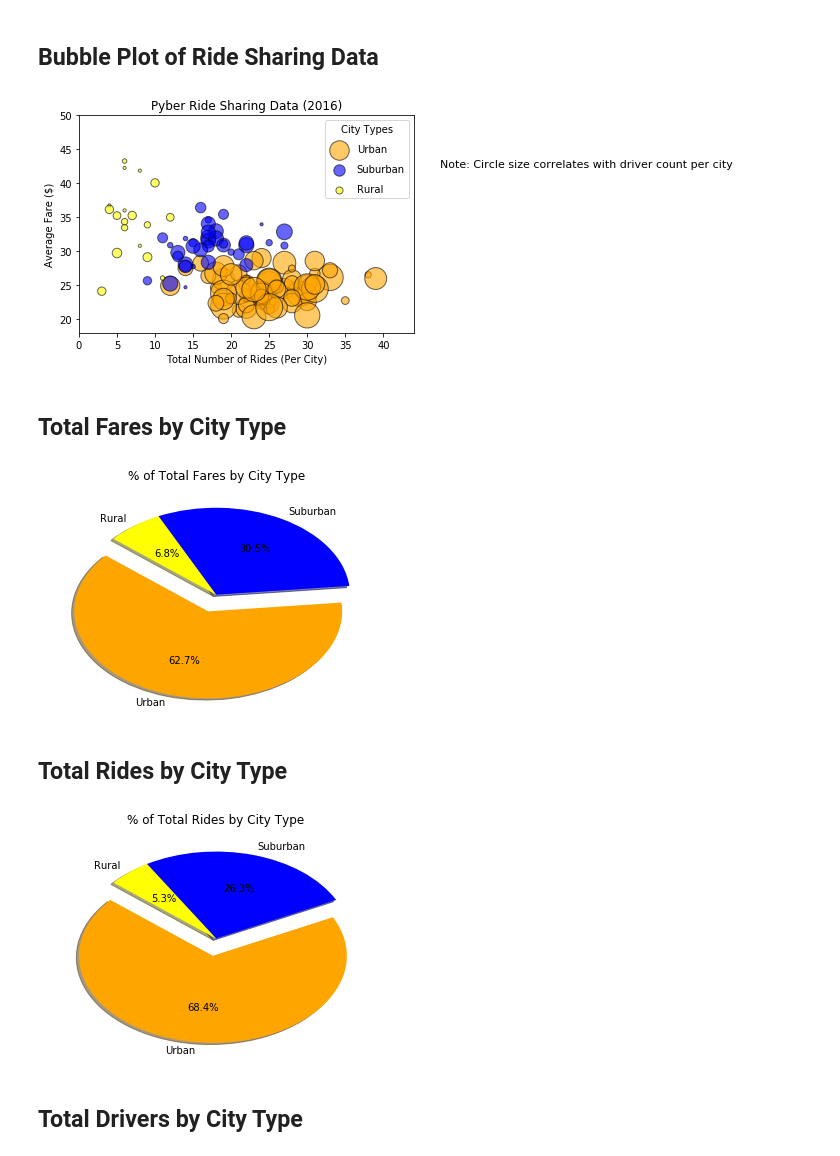
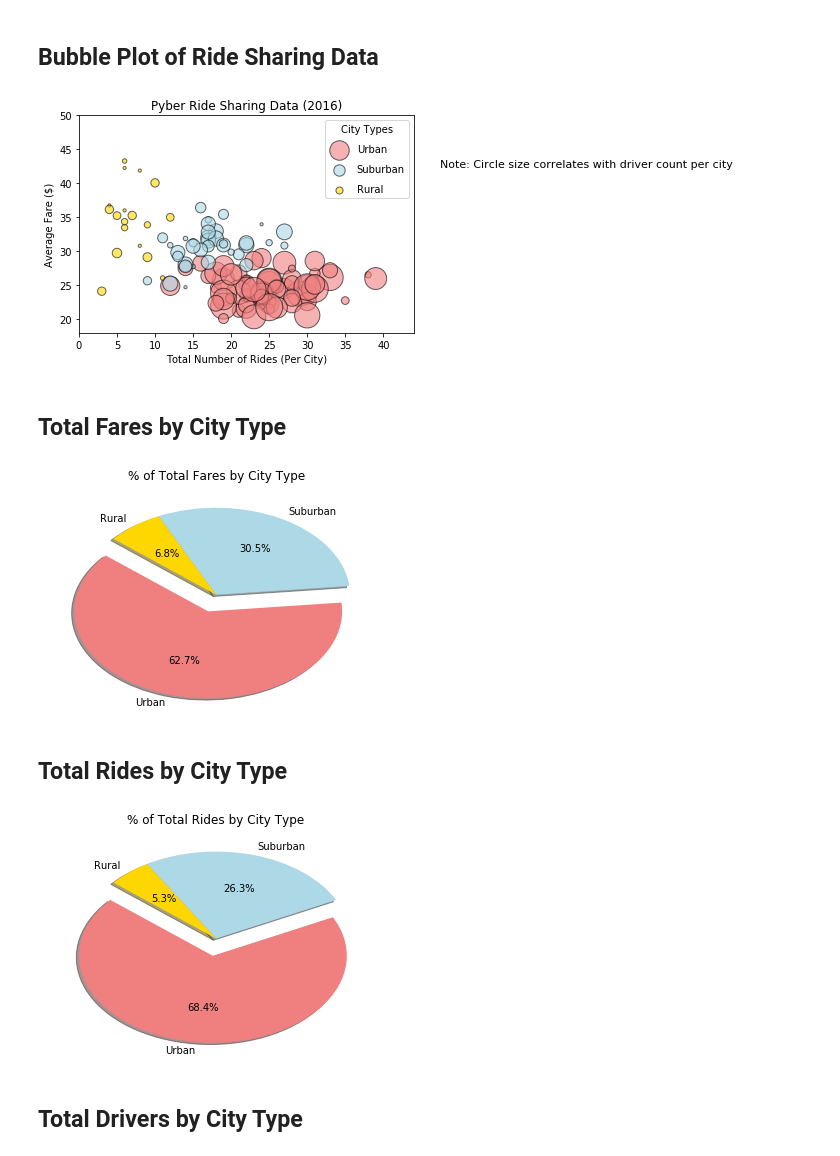
Before and after one commit to DataGeekonFleek/ExcelHW, a Jupyter notebook: KimPyber/Kim_pyber_starter.ipynb, the cells around one changed output. Cells and saved outputs as stored; diff of their text form; code cells hidden in the pictures.

```diff
--- a/KimPyber/Kim_pyber_starter.ipynb
+++ b/KimPyber/Kim_pyber_starter.ipynb
@@ -98,15 +98,15 @@ scaled_rural_drivers = [i*10 for i in s_numdrivers_rural]
 
 # Build the scatter plots for each city types
 #Urban Scatter
-plt.scatter(x_totalrides_urban, y_avgfare_urban, s= scaled_urban_drivers, marker= "o", facecolors = "orange",
+plt.scatter(x_totalrides_urban, y_avgfare_urban, s= scaled_urban_drivers, marker= "o", facecolors = "lightcoral",
            edgecolors="black", alpha=.6, label="Urban")
 
 #Suburban scatter
-plt.scatter(x_totalrides_suburban, y_avgfare_suburban, s= scaled_suburban_drivers, marker= "o", facecolors = "blue",
+plt.scatter(x_totalrides_suburban, y_avgfare_suburban, s= scaled_suburban_drivers, marker= "o", facecolors = "lightblue",
            edgecolors="black", alpha=.6, label="Suburban")
 
 #Rural scatter
-plt.scatter(x_totalrides_rural, y_avgfare_rural,s= scaled_rural_drivers, marker= "o", facecolors = "yellow",
+plt.scatter(x_totalrides_rural, y_avgfare_rural,s= scaled_rural_drivers, marker= "o", facecolors = "gold",
            edgecolors="black", alpha=.6, label="Rural")
 
 #--- --- ----- ----
@@ -128,7 +128,7 @@ plt.figtext(1.3, .7,"Note: Circle size correlates with driver count per city", w
 # Save Figure
 plt.savefig("../KimPyber/PyberRideShareChart.png")
 # %% [output]
-[figure, old version]
+[figure, new version]
 # %%
 # Show plot
 plt.show()
@@ -137,33 +137,33 @@ plt.show()
 # %%
 # Calculate Type Percents. Create sum groupby by city, then sum values in fare columns
 
 Urban_sum = Urban_city_rides.groupby('city').sum()
 Urban_fare_total = Urban_sum["fare"].sum()
 Urban_fare_total
 
 Suburban_sum = Suburban_city_rides.groupby('city').sum()
 Suburban_fare_total = Suburban_sum["fare"].sum()
 Suburban_fare_total
 
 Rural_sum = Rural_city_rides.groupby('city').sum()
 Rural_fare_total = Rural_sum["fare"].sum()
 Rural_fare_total
 
 
 # Build Pie Chart
 labels = ["Urban", "Suburban", "Rural"]
 sizes = [Urban_fare_total, Suburban_fare_total, Rural_fare_total]
-colors = ["orange", "blue", "yellow"]
+colors = ["lightcoral", "lightblue", "gold"]
 explode =(.2, 0, 0)
 
 plt.pie(sizes, explode=explode, labels=labels, colors=colors,
         autopct="%1.1f%%", shadow=True, startangle=140)
 plt.title ("% of Total Fares by City Type")
 
 # Save Figure
 plt.savefig("../KimPyber/TotFareByCity.png")
 # %% [output]
-[figure, old version]
+[figure, new version]
 # %%
 # Show Figure
 plt.show()
@@ -186,7 +186,7 @@ Urban_city_driver
 title = "% of Total Rides by City Type"
 labels = ["Urban", "Suburban", "Rural"]
 sizes = [Urban_ride_total, Suburban_ride_total, Rural_ride_total]
-colors = ["orange", "blue", "yellow"]
+colors = ["lightcoral", "lightblue", "gold"]
 explode =(.2, 0, 0)
 
 plt.pie(sizes, explode=explode, labels=labels, colors=colors,
@@ -198,7 +198,7 @@ plt.title ("% of Total Rides by City Type")
 # Save Figure
 plt.savefig("../KimPyber/TotRideByCity.png")
 # %% [output]
-[figure, old version]
+[figure, new version]
 # %%
 # Show Figure
 plt.show()
```
Also changed, not shown: parts of 1 cell of this notebook, 4 other files.
